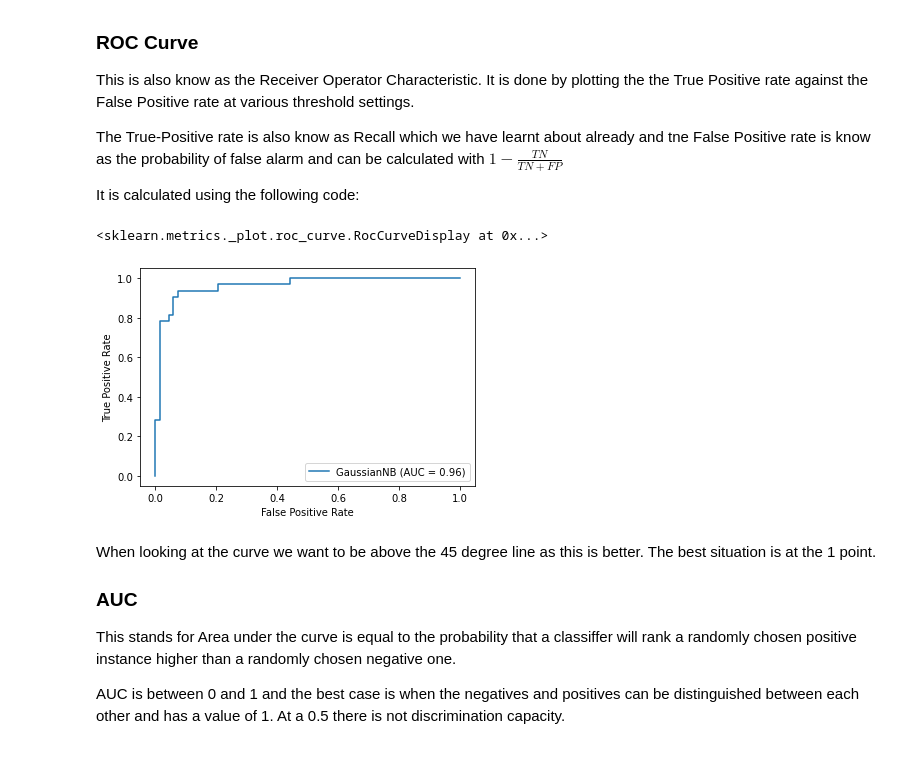
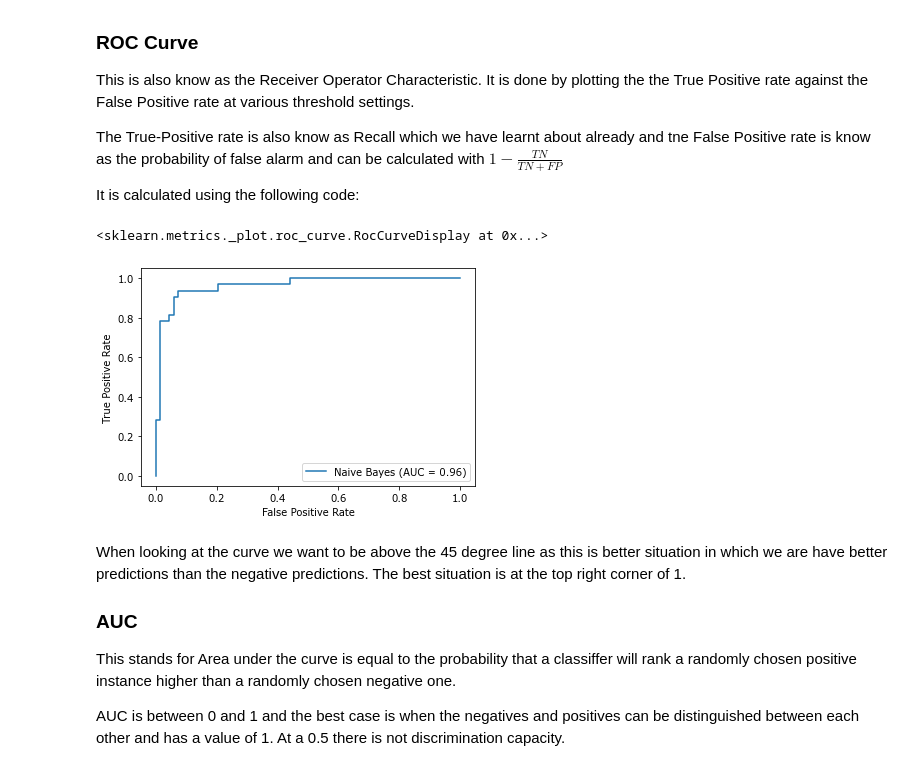
Before and after one commit to Poissonza/Python-Tutorial-Notes, a Jupyter notebook: 2.2 Classification Methods.ipynb, the cells around one changed output. Drawn from its saved outputs; the diff is of its cells as text; code cells hidden in the pictures.

```diff
--- a/2.2 Classification Methods.ipynb
+++ b/2.2 Classification Methods.ipynb
@@ -324,12 +366,12 @@ It is calculated using the following code:
 # %%
 from sklearn.metrics import plot_roc_curve
 
-plot_roc_curve(classiferNB,x_test,y_test)
+plot_roc_curve(classiferNB,x_test,y_test,name = 'Naive Bayes')
 # %% [output]
 <sklearn.metrics._plot.roc_curve.RocCurveDisplay at 0x...>
-[figure, old version]
+[figure, new version]
 # %% [markdown]
-When looking at the curve we want to be above the 45 degree line as this is better. The best situation is at the 1 point.
+When looking at the curve we want to be above the 45 degree line as this is better situation in which we are have better predictions than the negative predictions. The best situation is at the top right corner of 1.
 
 ### AUC
 
```
Also changed, not shown: parts of 16 cells of this notebook, 38 other files.
